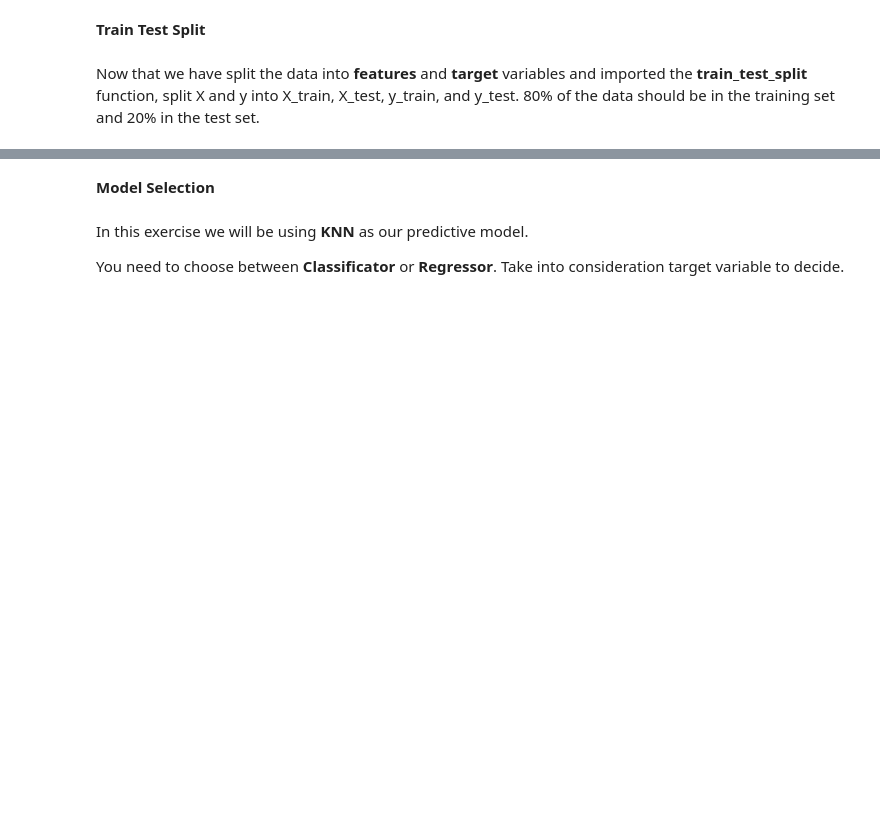
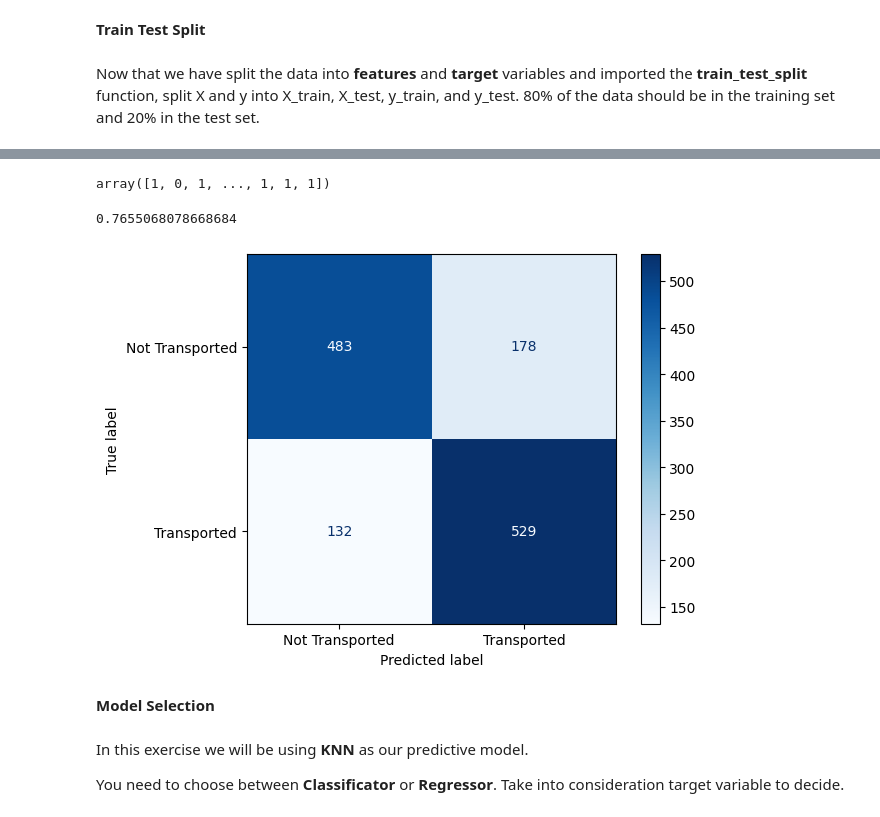
Before and after one commit to data-bootcamp-v4/lab-intro-to-ml, a Jupyter notebook: lab-intro_to_ml_Gian_Romano.ipynb, the cells around one changed output, grey strips where cells are left out. Saved outputs shown, nothing was run; the diff lists cells and outputs as text; code cells hidden in the pictures; blank space fills up the shorter version.

```diff
--- a/lab-intro_to_ml_Gian_Romano.ipynb
+++ b/lab-intro_to_ml_Gian_Romano.ipynb
@@ -207,5 +209,5 @@ memory usage: 361.3 KB
 And also lets define our target.
 # %%
 #your code here
-X = numerical_cleaned_spaceship.drop(columns='Age')
-y = numerical_cleaned_spaceship['Age']
+features = numerical_cleaned_spaceship.drop(columns='Transported')
+target = numerical_cleaned_spaceship['Transported']
@@ -222,6 +217,4 @@ plt.show()
 Now that we have split the data into **features** and **target** variables and imported the **train_test_split** function, split X and y into X_train, X_test, y_train, and y_test. 80% of the data should be in the training set and 20% in the test set.
 # %%
 #your code here
-X_train, X_test, y_train, y_test  = train_test_split(X,y, test_size = 0.1)
-knn = KNeighborsClassifier(n_neighbors=5)
-knn.fit(X_train,y_train)
+X_train, X_test, y_train, y_test  = train_test_split(features,target, test_size = 0.2, random_state=0)
@@ -251,3 +250,21 @@ array([27.,  7., 14., 18.,  7.,  7., 13.,  7., 21., 20., 26., 31., 23.,
+# %%
+y_test.values
+# %% [output]
+array([1, 0, 1, ..., 1, 1, 1])
+# %%
+knn.score(X_test, y_test)
+# %% [output]
+0.7655068078668684
+# %%
+cm =confusion_matrix(y_test, pred)
+# %%
+class_labels = ['Not Transported', 'Transported']
+# %%
+disp = ConfusionMatrixDisplay(confusion_matrix=cm, display_labels= class_labels)
+disp.plot(cmap=plt.cm.Blues)
+plt.show()
+# %% [output]
+[figure, added]
 # %% [markdown]
 **Model Selection**
 # %% [markdown]
```
Also changed, not shown: parts of 18 cells of this notebook.
